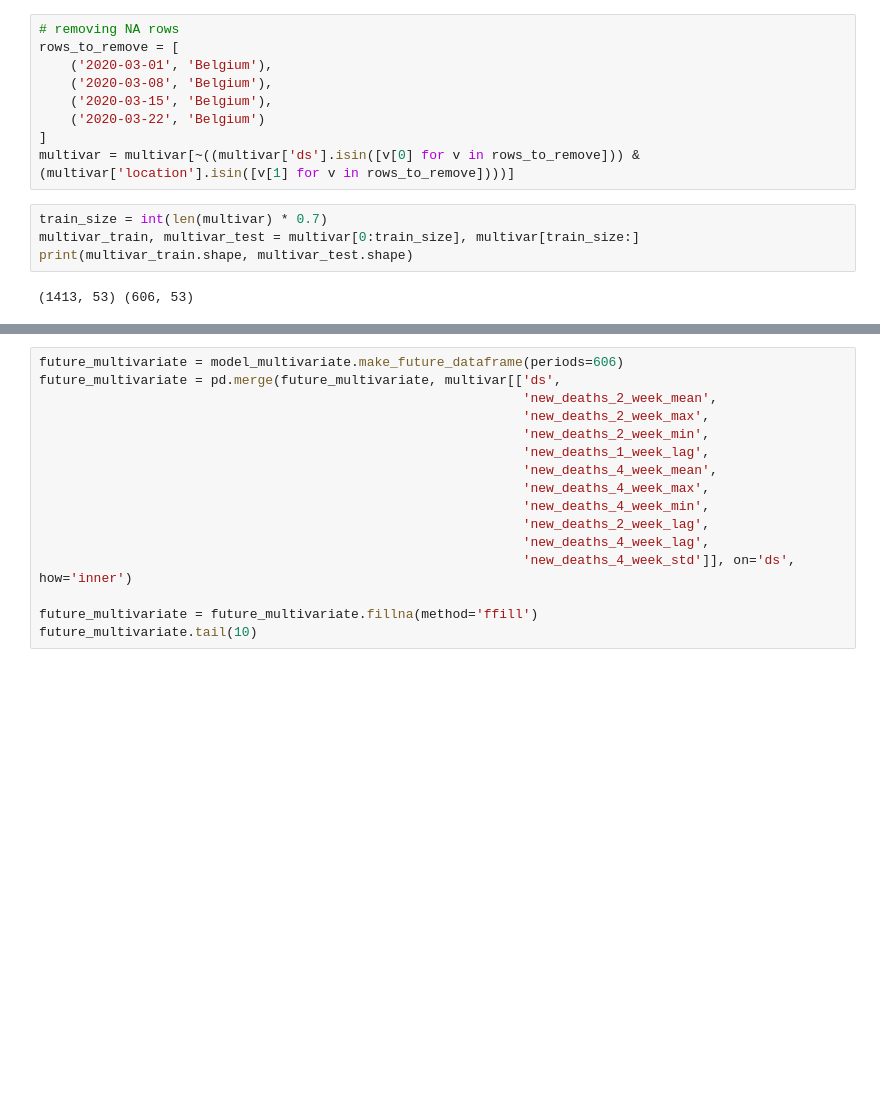
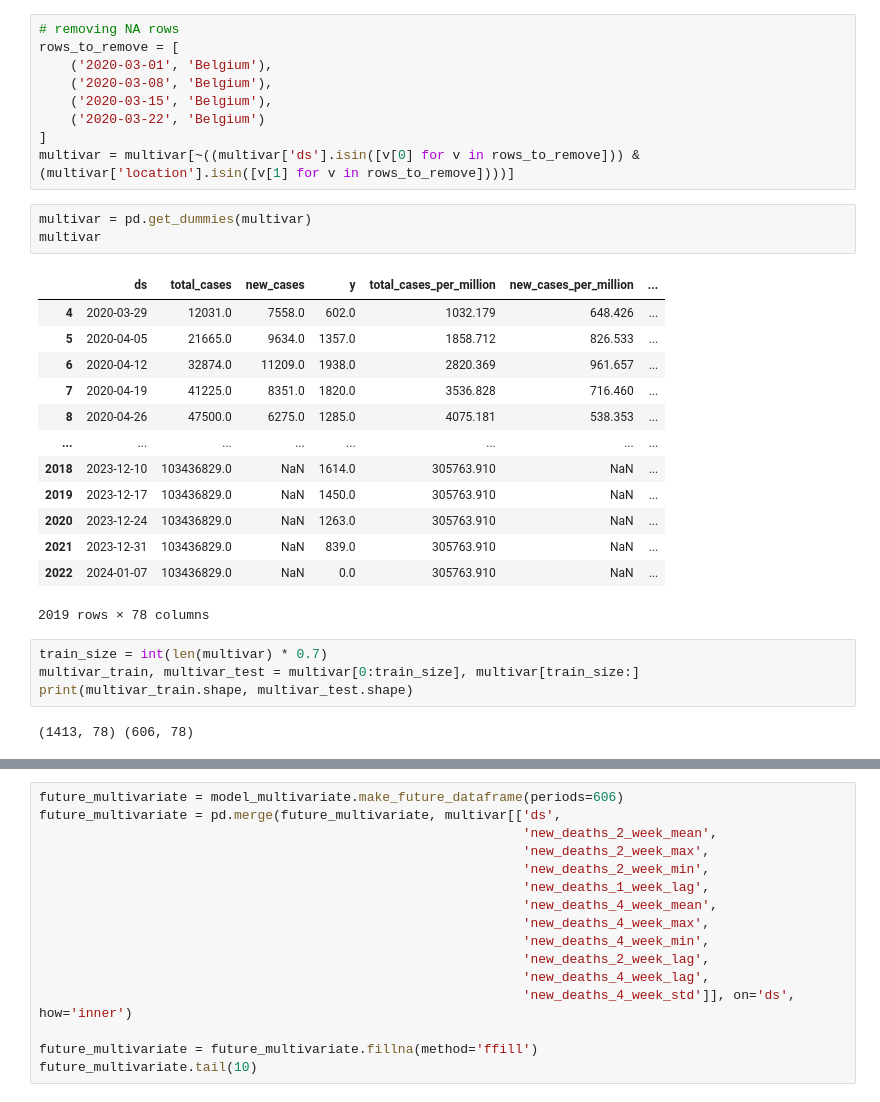
Before and after one commit to y-ginther/DS-Capstone, a Jupyter notebook: Prophet_c.ipynb, the cells around one changed output, grey strips where cells are left out. Saved outputs shown, nothing was run; the diff lists cells and outputs as text; blank space fills up the shorter version.

```diff
--- a/Prophet_c.ipynb
+++ b/Prophet_c.ipynb
@@ -704,12 +704,29 @@ rows_to_remove = [
     ('2020-03-22', 'Belgium')
 ]
 multivar = multivar[~((multivar['ds'].isin([v[0] for v in rows_to_remove])) & (multivar['location'].isin([v[1] for v in rows_to_remove])))]
+# %%
+multivar = pd.get_dummies(multivar)
+multivar
+# %% [output]
+|  | ds | total_cases | new_cases | y | total_cases_per_million | new_cases_per_million | ... |
+| 4 | 2020-03-29 | 12031.0 | 7558.0 | 602.0 | 1032.179 | 648.426 | ... |
+| 5 | 2020-04-05 | 21665.0 | 9634.0 | 1357.0 | 1858.712 | 826.533 | ... |
+| 6 | 2020-04-12 | 32874.0 | 11209.0 | 1938.0 | 2820.369 | 961.657 | ... |
+| 7 | 2020-04-19 | 41225.0 | 8351.0 | 1820.0 | 3536.828 | 716.460 | ... |
+| 8 | 2020-04-26 | 47500.0 | 6275.0 | 1285.0 | 4075.181 | 538.353 | ... |
+| ... | ... | ... | ... | ... | ... | ... | ... |
+| 2018 | 2023-12-10 | 103436829.0 | NaN | 1614.0 | 305763.910 | NaN | ... |
+| 2019 | 2023-12-17 | 103436829.0 | NaN | 1450.0 | 305763.910 | NaN | ... |
+| 2020 | 2023-12-24 | 103436829.0 | NaN | 1263.0 | 305763.910 | NaN | ... |
+| 2021 | 2023-12-31 | 103436829.0 | NaN | 839.0 | 305763.910 | NaN | ... |
+| 2022 | 2024-01-07 | 103436829.0 | NaN | 0.0 | 305763.910 | NaN | ... |
+2019 rows × 78 columns
 # %%
 train_size = int(len(multivar) * 0.7)
 multivar_train, multivar_test = multivar[0:train_size], multivar[train_size:]
 print(multivar_train.shape, multivar_test.shape)
 # %% [output]
-(1413, 53) (606, 53)
+(1413, 78) (606, 78)
 # %%
 model_multivariate = Prophet(yearly_seasonality=True, weekly_seasonality=True)
 
```
Also changed, not shown: parts of 46 cells of this notebook.
